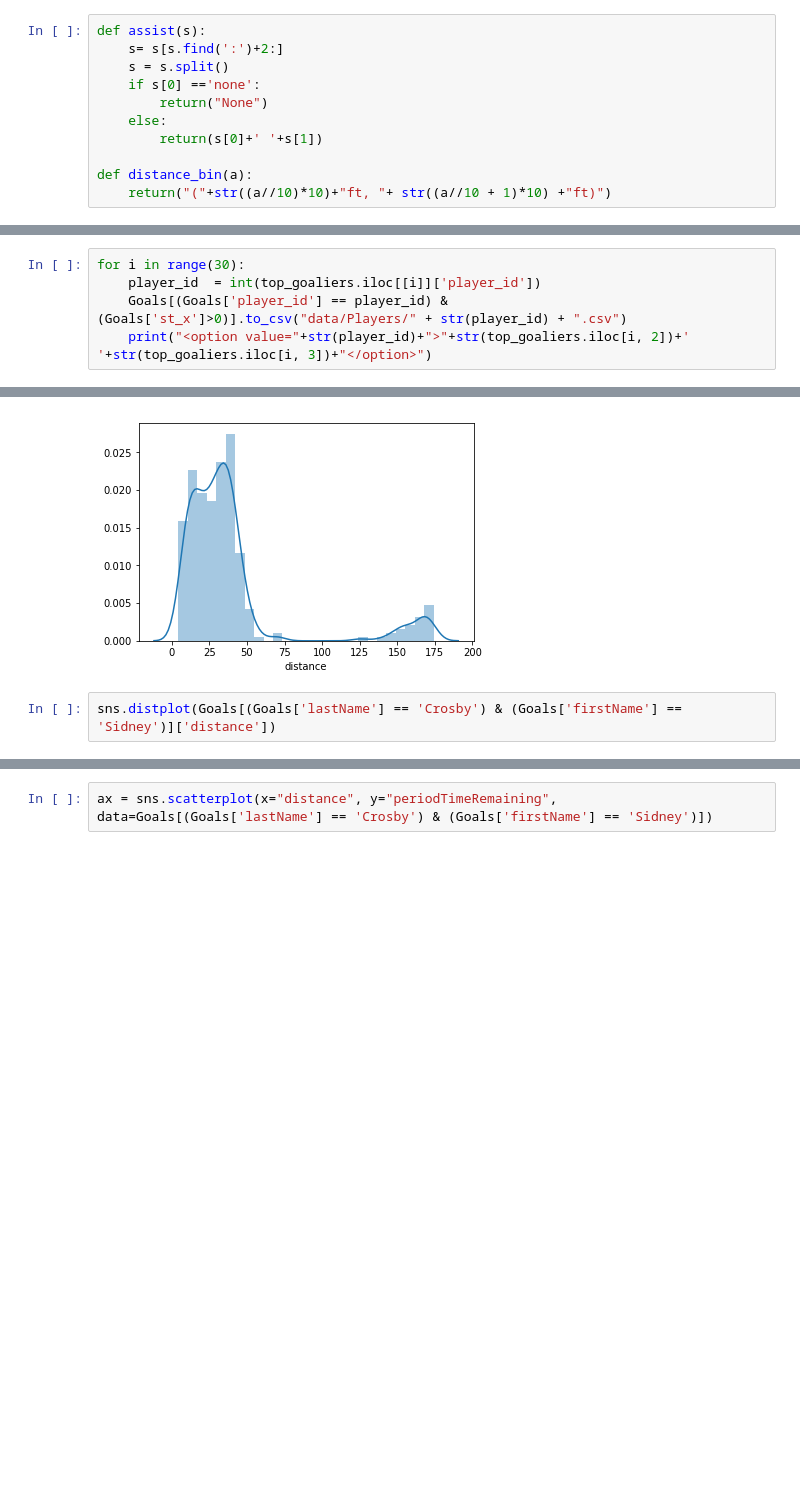
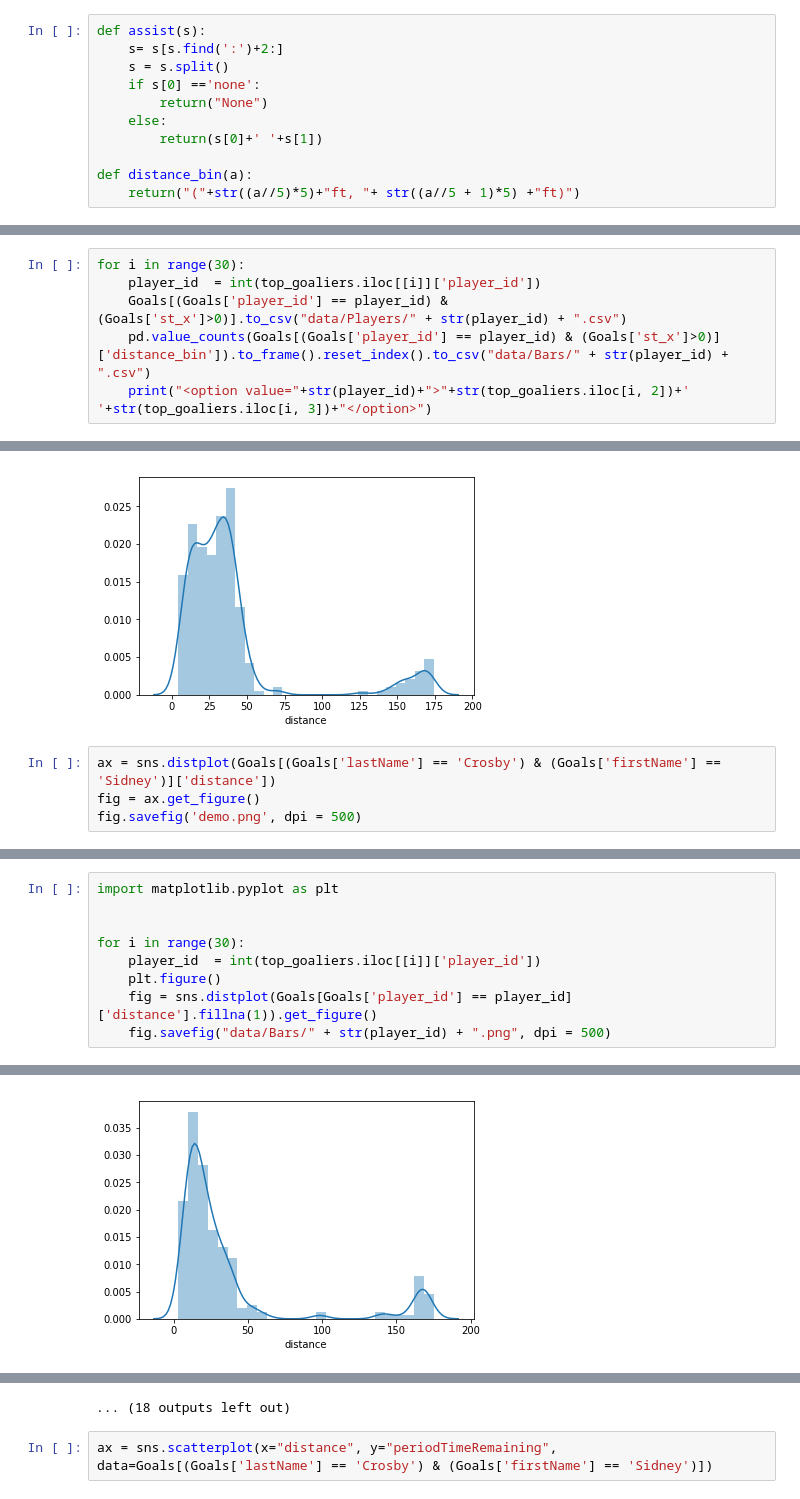
Before and after one commit to lapalap/NHL_Visualization, a Jupyter notebook: Py_data_cooking.ipynb, the cells around one changed output, grey strips where cells are left out. Cells and saved outputs as stored; diff of their text form; blank space fills up the shorter version.

```diff
--- a/Py_data_cooking.ipynb
+++ b/Py_data_cooking.ipynb
@@ -161,7 +161,7 @@ def assist(s):
         return(s[0]+' '+s[1])
 
 def distance_bin(a):
-    return("("+str((a//10)*10)+"ft, "+ str((a//10 + 1)*10) +"ft)")
+    return("("+str((a//5)*5)+"ft, "+ str((a//5 + 1)*5) +"ft)")
 # %%
 Goals['assist'] = Goals['description'].apply(assist)
 # %%
@@ -176,6 +176,7 @@ array(['Slap Shot', 'Snap Shot', 'Tip-In', 'Wrist Shot', 'Backhand',
 for i in range(30):
     player_id  = int(top_goaliers.iloc[[i]]['player_id'])
     Goals[(Goals['player_id'] == player_id) & (Goals['st_x']>0)].to_csv("data/Players/" + str(player_id) + ".csv")
+    pd.value_counts(Goals[(Goals['player_id'] == player_id) & (Goals['st_x']>0)]['distance_bin']).to_frame().reset_index().to_csv("data/Bars/" + str(player_id) + ".csv")
     print("<option value="+str(player_id)+">"+str(top_goaliers.iloc[i, 2])+' '+str(top_goaliers.iloc[i, 3])+"</option>")
 # %% [output]
 <option value=8471214>Alex Ovechkin</option>
@@ -259,5 +280,7 @@ sns.distplot(Goals[(Goals['lastName'] == 'Ovechkin') & (Goals['firstName'] == 'A
 <matplotlib.axes._subplots.AxesSubplot at 0x...>
 [figure]
 # %%
-sns.distplot(Goals[(Goals['lastName'] == 'Crosby') & (Goals['firstName'] == 'Sidney')]['distance'])
+ax = sns.distplot(Goals[(Goals['lastName'] == 'Crosby') & (Goals['firstName'] == 'Sidney')]['distance'])
+fig = ax.get_figure()
+fig.savefig('demo.png', dpi = 500)
 # %% [output]
@@ -265 +287,11 @@ sns.distplot(Goals[(Goals['lastName'] == 'Crosby') & (Goals['firstName'] == 'Sid
 [figure]
+# %%
+import matplotlib.pyplot as plt
+
+
+for i in range(30):
+    player_id  = int(top_goaliers.iloc[[i]]['player_id'])
+    plt.figure()
+    fig = sns.distplot(Goals[Goals['player_id'] == player_id]['distance'].fillna(1)).get_figure()
+    fig.savefig("data/Bars/" + str(player_id) + ".png", dpi = 500)
+# %% [output]
@@ -265,0 +300 @@ sns.distplot(Goals[(Goals['lastName'] == 'Crosby') & (Goals['firstName'] == 'Sid
+[figure, added]
@@ -266,3 +310,4 @@ sns.distplot(Goals[(Goals['lastName'] == 'Crosby') & (Goals['firstName'] == 'Sid
+... (18 outputs left out)
 # %%
 ax = sns.scatterplot(x="distance", y="periodTimeRemaining", data=Goals[(Goals['lastName'] == 'Crosby') & (Goals['firstName'] == 'Sidney')])
 # %% [output]
```
Also changed, not shown: parts of 3 cells of this notebook, 53 other files.
